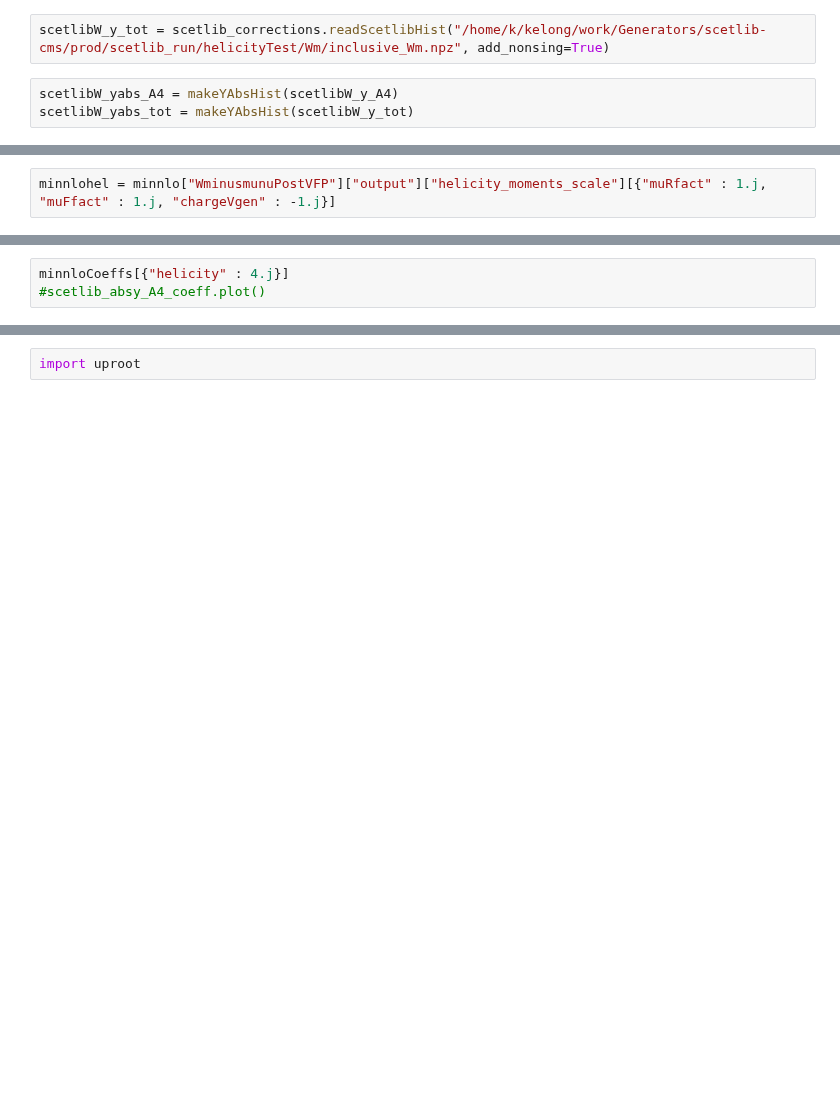
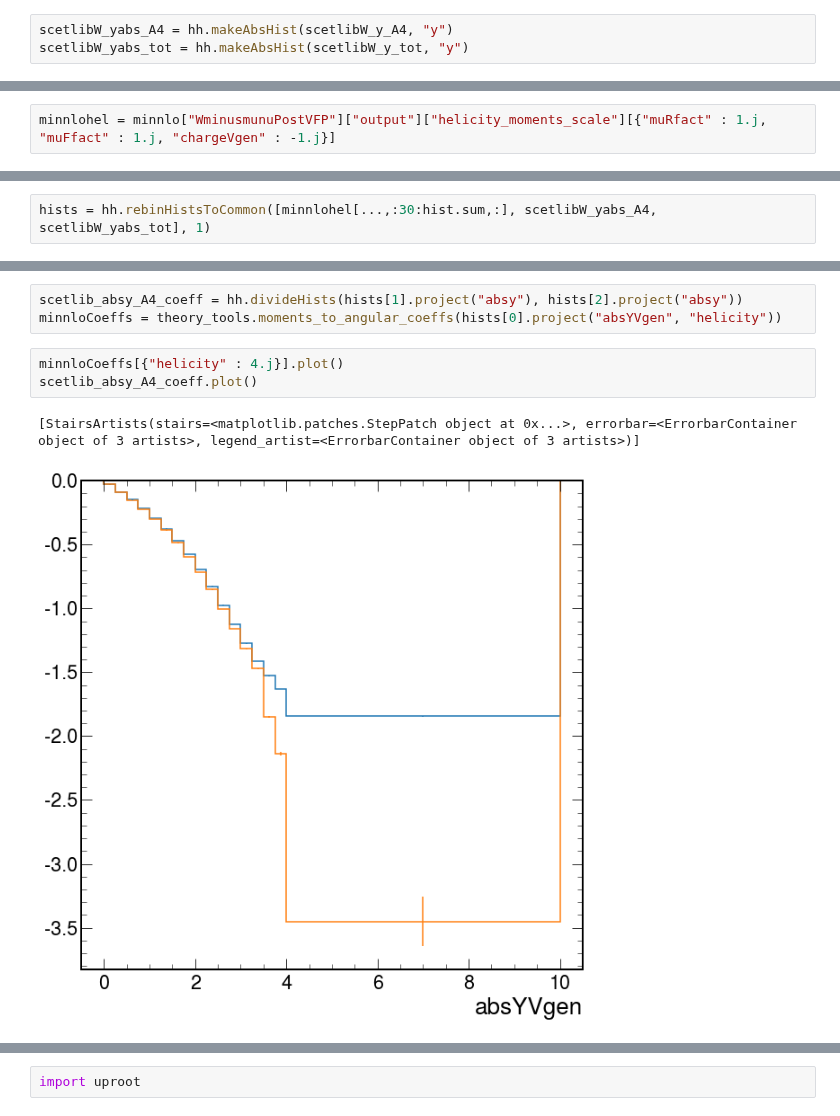
Before and after one commit to WMass/WRemnants, a Jupyter notebook: notebooks/scetlib.ipynb, the cells around one changed output, grey strips where cells are left out. Drawn from its saved outputs; the diff is of its cells as text; blank space fills up the shorter version.

```diff
--- a/notebooks/scetlib.ipynb
+++ b/notebooks/scetlib.ipynb
@@ -271,8 +263,6 @@ scetlibW_y_A4[:,:,yax.index(0):,:] = scetlibW_y_A4[:,:,yax.index(0):,:].view()*-
-# %%
-scetlibW_y_tot = scetlib_corrections.readScetlibHist("/home/k/kelong/work/Generators/scetlib-cms/prod/scetlib_run/helicityTest/Wm/inclusive_Wm.npz", add_nonsing=True)
 # %%
-scetlibW_yabs_A4 = makeYAbsHist(scetlibW_y_A4)
-scetlibW_yabs_tot = makeYAbsHist(scetlibW_y_tot)
+scetlibW_yabs_A4 = hh.makeAbsHist(scetlibW_y_A4, "y")
+scetlibW_yabs_tot = hh.makeAbsHist(scetlibW_y_tot, "y")
 # %%
 yax = scetlibW_y_A4.axes["y"]
 axs = scetlibW_y_A4.axes
@@ -299,0 +296,2 @@ minnloCoeffs = theory_tools.moments_to_angular_coeffs(minnlohel[...,:30:hist.sum
+# %%
+hists = hh.rebinHistsToCommon([minnlohel[...,:30:hist.sum,:], scetlibW_yabs_A4, scetlibW_yabs_tot], 1)
@@ -300,5 +311,11 @@ minnloCoeffs = theory_tools.moments_to_angular_coeffs(minnlohel[...,:30:hist.sum
+# %%
+scetlib_absy_A4_coeff = hh.divideHists(hists[1].project("absy"), hists[2].project("absy"))
+minnloCoeffs = theory_tools.moments_to_angular_coeffs(hists[0].project("absYVgen", "helicity"))
 # %%
-minnloCoeffs[{"helicity" : 4.j}]
-#scetlib_absy_A4_coeff.plot()
+minnloCoeffs[{"helicity" : 4.j}].plot()
+scetlib_absy_A4_coeff.plot()
+# %% [output]
+[StairsArtists(stairs=<matplotlib.patches.StepPatch object at 0x...>, errorbar=<ErrorbarContainer object of 3 artists>, legend_artist=<ErrorbarContainer object of 3 artists>)]
+[figure, added]
 # %%
 fig = plot_tools.makePlotWithRatioToRef([minnloCoeffs[{"helicity" : 4.j}], scetlib_absy_A4_coeff], colors=["red", "blue"], labels=["minnlo", "scetlib"], ylabel="A$_{4}$", rrange=[0.9, 1.1], rlabel="scetlib/minnlo")
```
Also changed, not shown: parts of 11 cells of this notebook, 2 other files.
